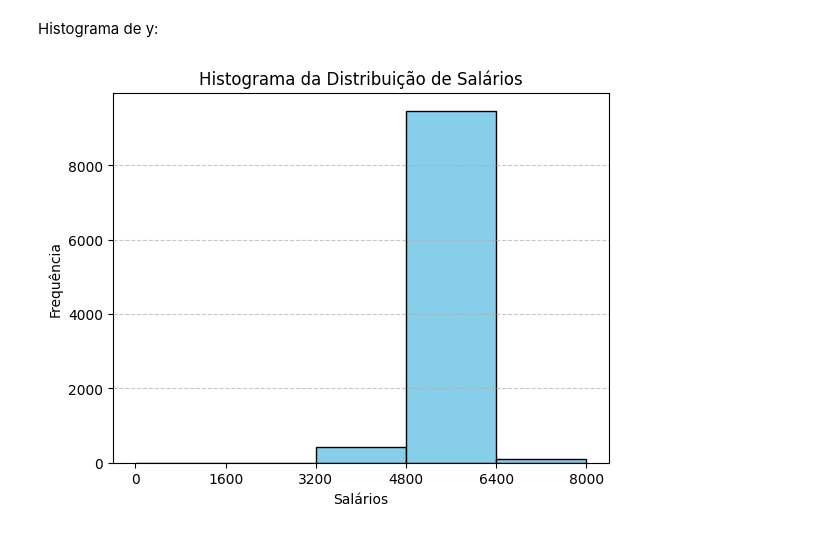
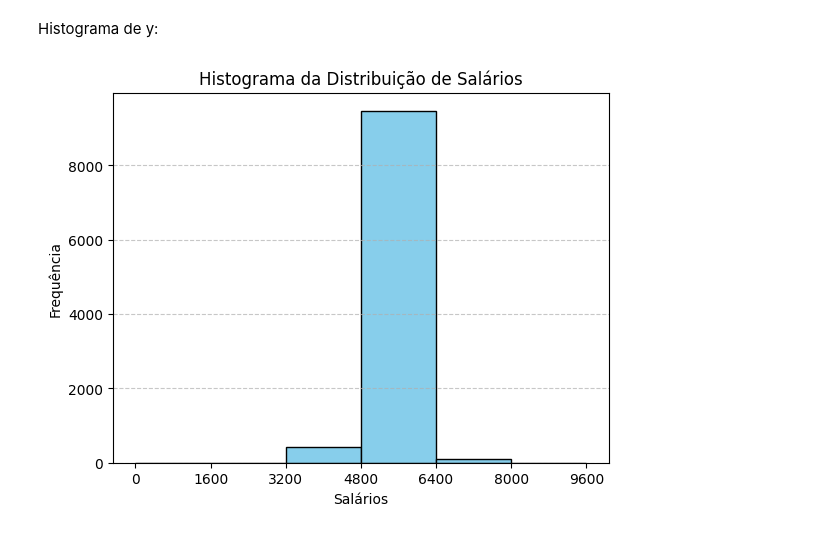
Before and after one commit to wallace0003/projeto_probabilidade_e_estatistica, a Jupyter notebook: src/notebooks/eda.ipynb, the cells around one changed output. Drawn from its saved outputs; the diff is of its cells as text; code cells hidden in the pictures.

```diff
--- a/src/notebooks/eda.ipynb
+++ b/src/notebooks/eda.ipynb
@@ -132,15 +130,15 @@ Histograma de y:
 # %%
 import numpy as np
 import matplotlib.pyplot as plt
 
-bins = np.arange(0, df["Salario"].max(), 1000)
+bins = np.arange(0, df["Salario"].max()+ 1600, 1600)
 
 plt.hist(df["Salario"], bins=bins, color='skyblue', edgecolor='black')
 plt.title('Histograma da Distribuição de Salários')
 plt.xlabel('Salários')
 plt.ylabel('Frequência')
-plt.xticks(bins)  # alinha os rótulos com os limites dos bins
+plt.xticks(bins)
 plt.grid(axis='y', linestyle='--', alpha=0.7)
 plt.show()
 # %% [output]
-[figure, old version]
+[figure, new version]
```
Also changed, not shown: parts of 8 cells of this notebook.
